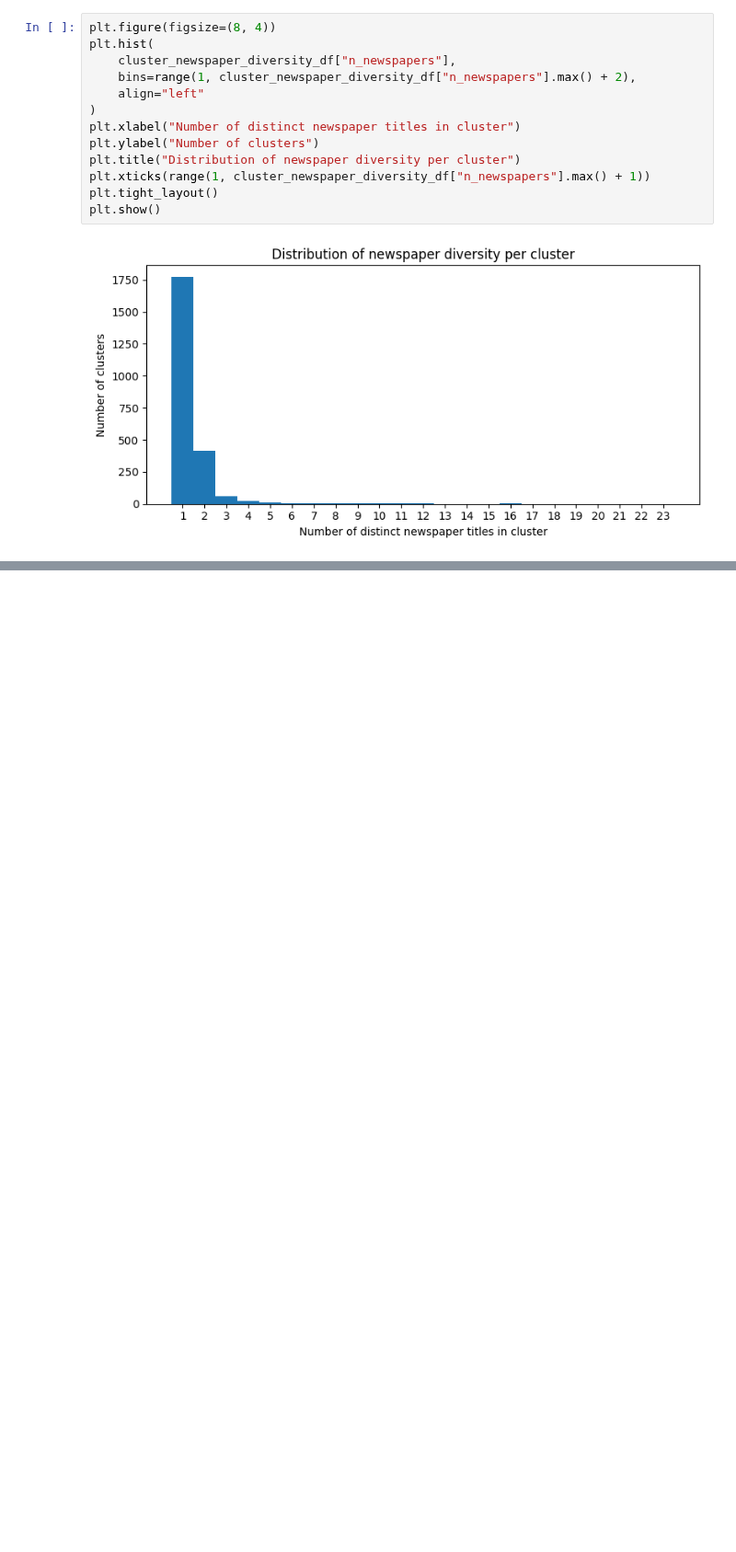
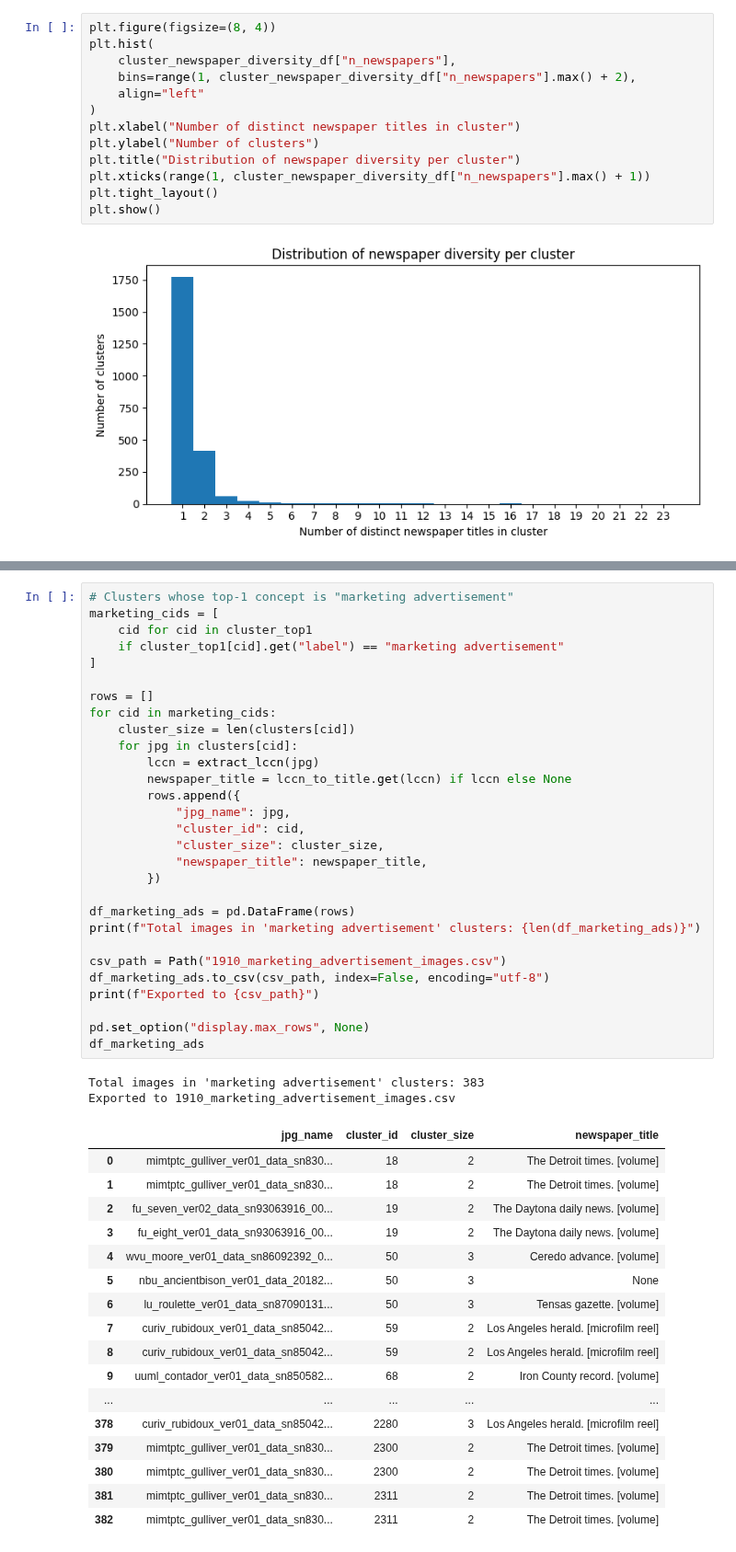
Before and after one commit to L4CCH/viral-images, a Jupyter notebook: scripts/sample-photos/4_analyze.ipynb, the cells around one changed output, grey strips where cells are left out. Shown at 92% size. Saved outputs shown, nothing was run; the diff lists cells and outputs as text; blank space fills up the shorter version.

```diff
--- a/scripts/sample-photos/4_analyze.ipynb
+++ b/scripts/sample-photos/4_analyze.ipynb
@@ -950,0 +955,49 @@ plt.show()
+# %%
+# Clusters whose top-1 concept is "marketing advertisement"
+marketing_cids = [
+    cid for cid in cluster_top1
+    if cluster_top1[cid].get("label") == "marketing advertisement"
+]
+
+rows = []
+for cid in marketing_cids:
+    cluster_size = len(clusters[cid])
+    for jpg in clusters[cid]:
+        lccn = extract_lccn(jpg)
+        newspaper_title = lccn_to_title.get(lccn) if lccn else None
+        rows.append({
+            "jpg_name": jpg,
+            "cluster_id": cid,
+            "cluster_size": cluster_size,
+            "newspaper_title": newspaper_title,
+        })
+
+df_marketing_ads = pd.DataFrame(rows)
+print(f"Total images in 'marketing advertisement' clusters: {len(df_marketing_ads)}")
+
+csv_path = Path("1910_marketing_advertisement_images.csv")
+df_marketing_ads.to_csv(csv_path, index=False, encoding="utf-8")
+print(f"Exported to {csv_path}")
+
+pd.set_option("display.max_rows", None)
+df_marketing_ads
+# %% [output]
+Total images in 'marketing advertisement' clusters: 383
+Exported to 1910_marketing_advertisement_images.csv
+|  | jpg_name | cluster_id | cluster_size | newspaper_title |
+| 0 | mimtptc_gulliver_ver01_data_sn830... | 18 | 2 | The Detroit times. [volume] |
+| 1 | mimtptc_gulliver_ver01_data_sn830... | 18 | 2 | The Detroit times. [volume] |
+| 2 | fu_seven_ver02_data_sn93063916_00... | 19 | 2 | The Daytona daily news. [volume] |
+| 3 | fu_eight_ver01_data_sn93063916_00... | 19 | 2 | The Daytona daily news. [volume] |
+| 4 | wvu_moore_ver01_data_sn86092392_0... | 50 | 3 | Ceredo advance. [volume] |
+| 5 | nbu_ancientbison_ver01_data_20182... | 50 | 3 | None |
+| 6 | lu_roulette_ver01_data_sn87090131... | 50 | 3 | Tensas gazette. [volume] |
+| 7 | curiv_rubidoux_ver01_data_sn85042... | 59 | 2 | Los Angeles herald. [microfilm reel] |
+| 8 | curiv_rubidoux_ver01_data_sn85042... | 59 | 2 | Los Angeles herald. [microfilm reel] |
+| 9 | uuml_contador_ver01_data_sn850582... | 68 | 2 | Iron County record. [volume] |
+| ... | ... | ... | ... | ... |
+| 378 | curiv_rubidoux_ver01_data_sn85042... | 2280 | 3 | Los Angeles herald. [microfilm reel] |
+| 379 | mimtptc_gulliver_ver01_data_sn830... | 2300 | 2 | The Detroit times. [volume] |
+| 380 | mimtptc_gulliver_ver01_data_sn830... | 2300 | 2 | The Detroit times. [volume] |
+| 381 | mimtptc_gulliver_ver01_data_sn830... | 2311 | 2 | The Detroit times. [volume] |
+| 382 | mimtptc_gulliver_ver01_data_sn830... | 2311 | 2 | The Detroit times. [volume] |
```
Also changed, not shown: parts of 3 cells of this notebook.
